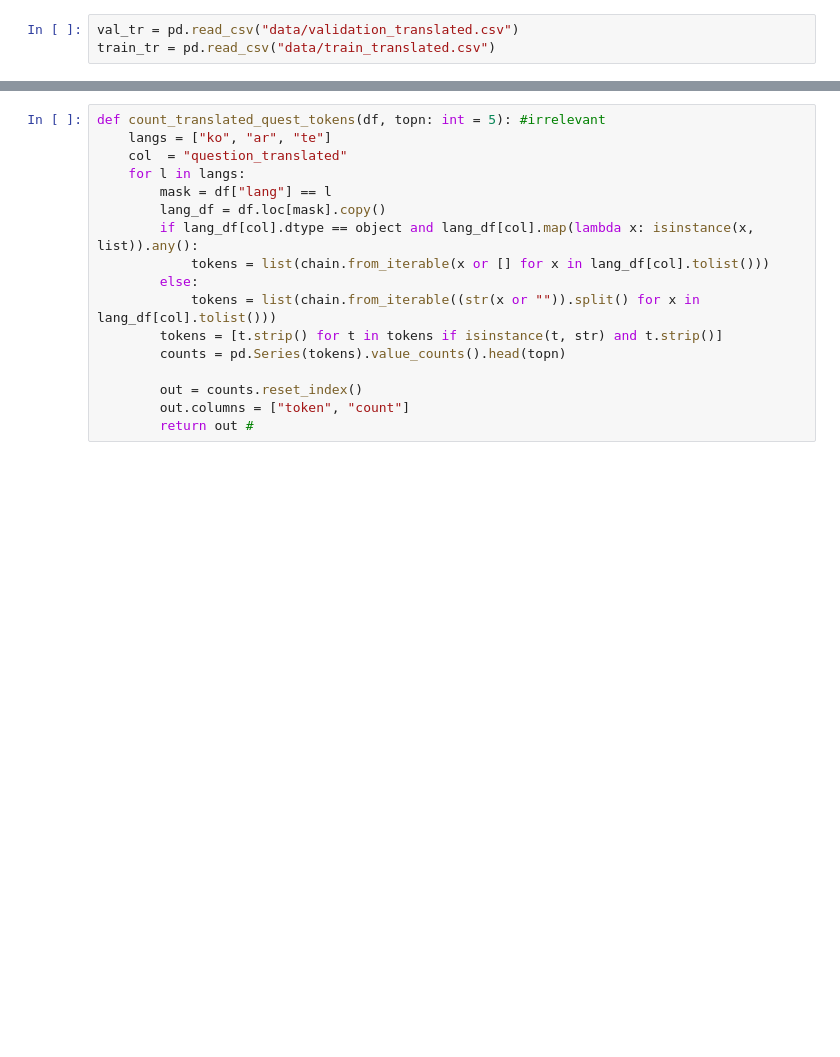
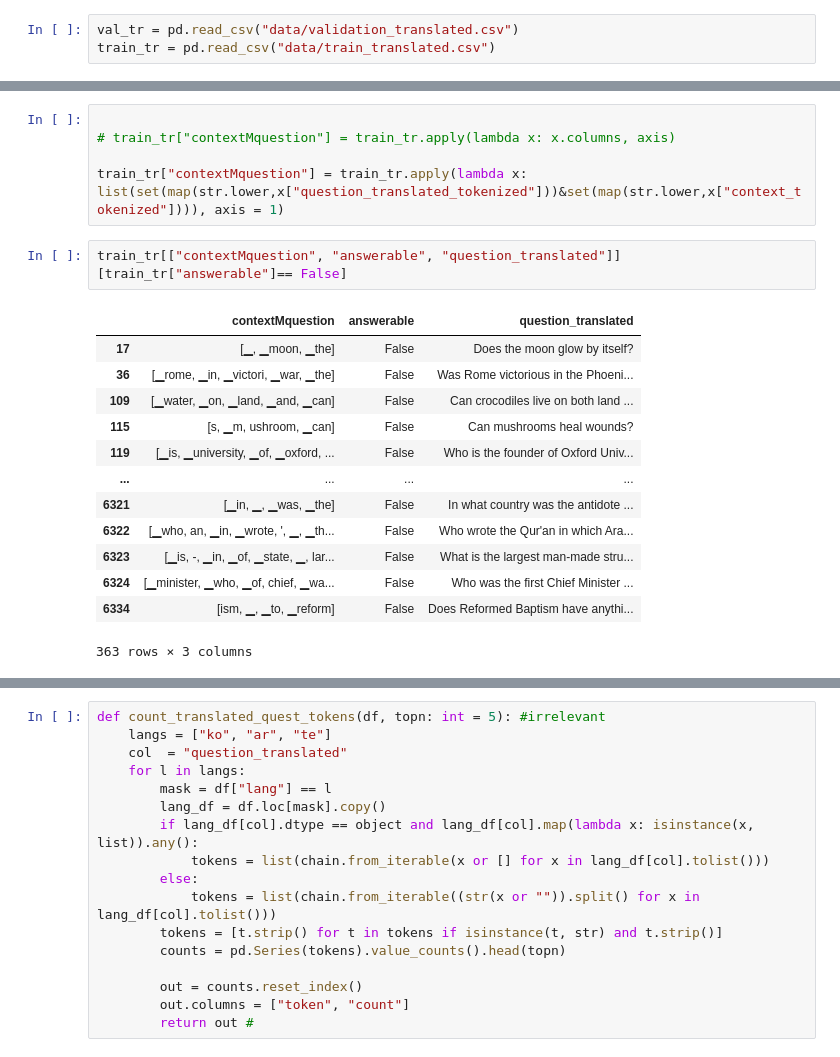
Before and after one commit to acl-org/acl-style-files, a Jupyter notebook: daryna's notebook-2.ipynb, the cells around one changed output, grey strips where cells are left out. Saved outputs shown, nothing was run; the diff lists cells and outputs as text; blank space fills up the shorter version.

```diff
--- a/daryna's notebook-2.ipynb
+++ b/daryna's notebook-2.ipynb
@@ -198,0 +256,21 @@ train_tr = pd.read_csv("data/train_translated.csv")
+# %%
+
+# train_tr["contextMquestion"] = train_tr.apply(lambda x: x.columns, axis)
+
+train_tr["contextMquestion"] = train_tr.apply(lambda x: list(set(map(str.lower,x["question_translated_tokenized"]))&set(map(str.lower,x["context_tokenized"]))), axis = 1)
+# %%
+train_tr[["contextMquestion", "answerable", "question_translated"]][train_tr["answerable"]== False]
+# %% [output]
+|  | contextMquestion | answerable | question_translated |
+| 17 | [▁, ▁moon, ▁the] | False | Does the moon glow by itself? |
+| 36 | [▁rome, ▁in, ▁victori, ▁war, ▁the] | False | Was Rome victorious in the Phoeni... |
+| 109 | [▁water, ▁on, ▁land, ▁and, ▁can] | False | Can crocodiles live on both land ... |
+| 115 | [s, ▁m, ushroom, ▁can] | False | Can mushrooms heal wounds? |
+| 119 | [▁is, ▁university, ▁of, ▁oxford, ... | False | Who is the founder of Oxford Univ... |
+| ... | ... | ... | ... |
+| 6321 | [▁in, ▁, ▁was, ▁the] | False | In what country was the antidote ... |
+| 6322 | [▁who, an, ▁in, ▁wrote, ', ▁, ▁th... | False | Who wrote the Qur'an in which Ara... |
+| 6323 | [▁is, -, ▁in, ▁of, ▁state, ▁, lar... | False | What is the largest man-made stru... |
+| 6324 | [▁minister, ▁who, ▁of, chief, ▁wa... | False | Who was the first Chief Minister ... |
+| 6334 | [ism, ▁, ▁to, ▁reform] | False | Does Reformed Baptism have anythi... |
+363 rows × 3 columns
```
Also changed, not shown: parts of 26 cells of this notebook, 1 other file.
